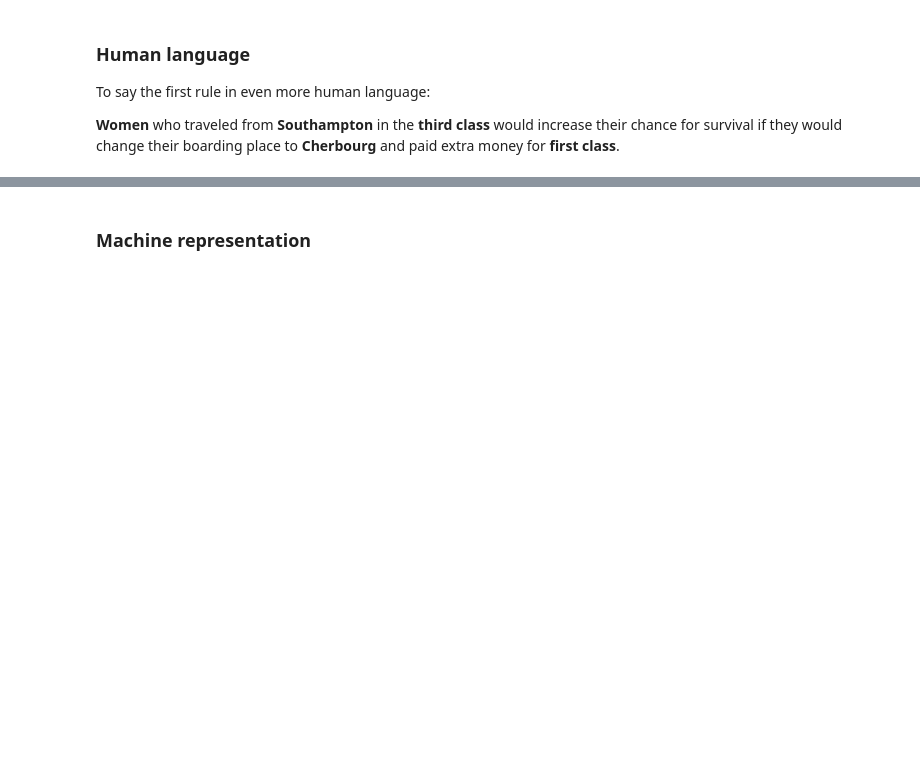
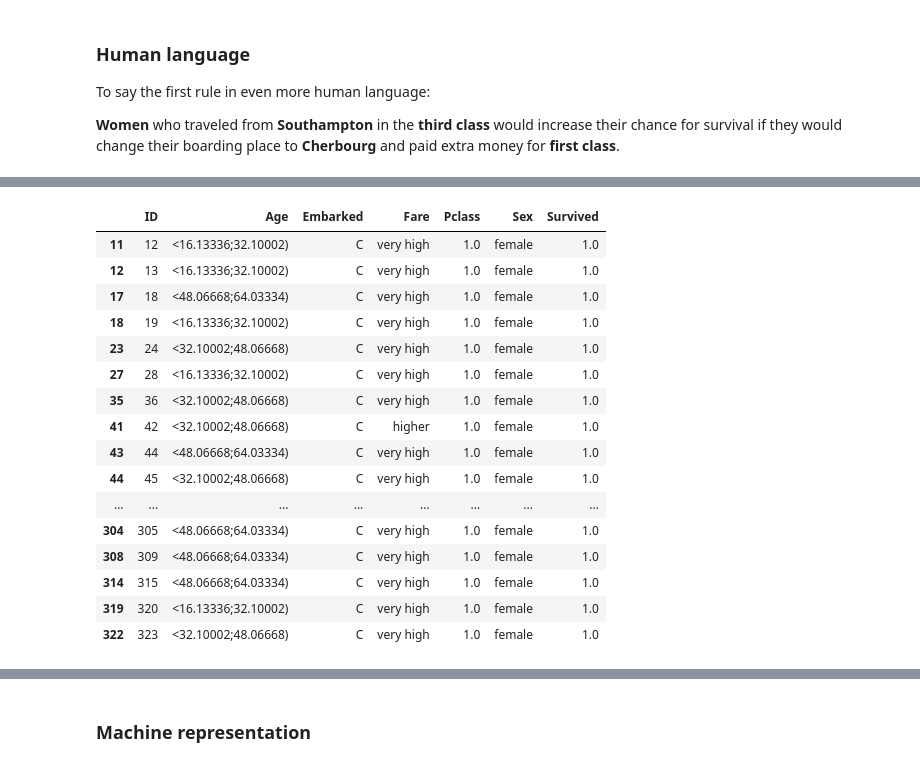
Before and after one commit to lukassykora/actionrules, a Jupyter notebook: notebooks/Titanic - Action Rules.ipynb, the cells around one changed output, grey strips where cells are left out. Drawn from its saved outputs; the diff is of its cells as text; code cells hidden in the pictures; blank space fills up the shorter version.

```diff
--- a/notebooks/Titanic - Action Rules.ipynb
+++ b/notebooks/Titanic - Action Rules.ipynb
@@ -143,0 +183,20 @@ To say the first rule in even more human language:
+# %%
+actionRulesDiscovery.get_source_data_for_ar(0, False)
+# %% [output]
+|  | ID | Age | Embarked | Fare | Pclass | Sex | Survived |
+| 11 | 12 | <16.13336;32.10002) | C | very high | 1.0 | female | 1.0 |
+| 12 | 13 | <16.13336;32.10002) | C | very high | 1.0 | female | 1.0 |
+| 17 | 18 | <48.06668;64.03334) | C | very high | 1.0 | female | 1.0 |
+| 18 | 19 | <16.13336;32.10002) | C | very high | 1.0 | female | 1.0 |
+| 23 | 24 | <32.10002;48.06668) | C | very high | 1.0 | female | 1.0 |
+| 27 | 28 | <16.13336;32.10002) | C | very high | 1.0 | female | 1.0 |
+| 35 | 36 | <32.10002;48.06668) | C | very high | 1.0 | female | 1.0 |
+| 41 | 42 | <32.10002;48.06668) | C | higher | 1.0 | female | 1.0 |
+| 43 | 44 | <48.06668;64.03334) | C | very high | 1.0 | female | 1.0 |
+| 44 | 45 | <32.10002;48.06668) | C | very high | 1.0 | female | 1.0 |
+| ... | ... | ... | ... | ... | ... | ... | ... |
+| 304 | 305 | <48.06668;64.03334) | C | very high | 1.0 | female | 1.0 |
+| 308 | 309 | <48.06668;64.03334) | C | very high | 1.0 | female | 1.0 |
+| 314 | 315 | <48.06668;64.03334) | C | very high | 1.0 | female | 1.0 |
+| 319 | 320 | <16.13336;32.10002) | C | very high | 1.0 | female | 1.0 |
+| 322 | 323 | <32.10002;48.06668) | C | very high | 1.0 | female | 1.0 |
```
Also changed, not shown: parts of 7 cells of this notebook, 5 other files.
